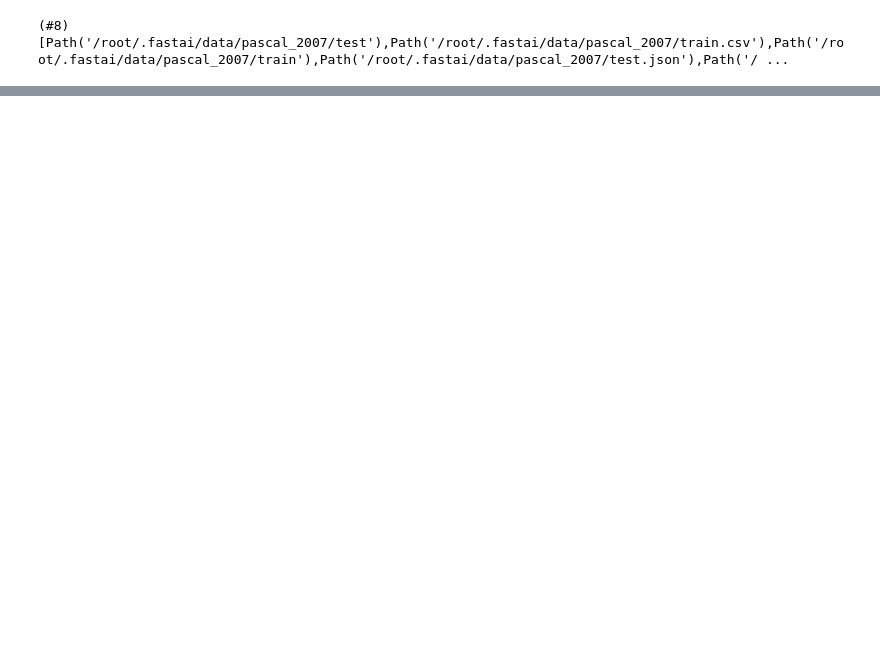
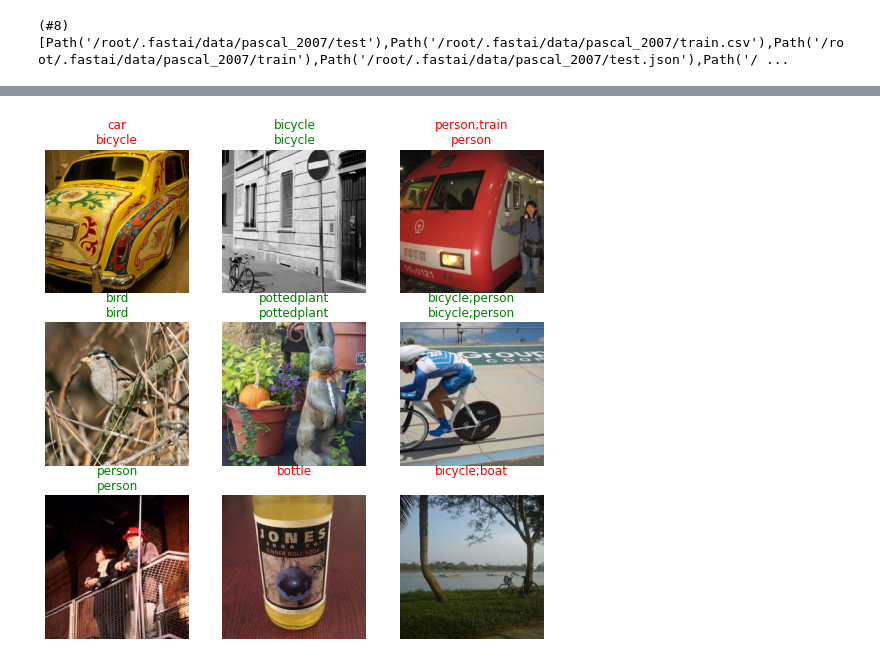
Before and after one commit to kumarUjjawal/deep-learning-with-fastai, a Jupyter notebook: vision/multi_label_classification.ipynb, the cells around one changed output, grey strips where cells are left out. Saved outputs shown, nothing was run; the diff lists cells and outputs as text; code cells hidden in the pictures; blank space fills up the shorter version.

```diff
--- a/vision/multi_label_classification.ipynb
+++ b/vision/multi_label_classification.ipynb
@@ -14,0 +43,3 @@ path.ls()
+# %%
+learn.show_results()
+# %% [output]
@@ -14,0 +47 @@ path.ls()
+[figure, added]
```
Also changed, not shown: parts of 14 cells of this notebook.
